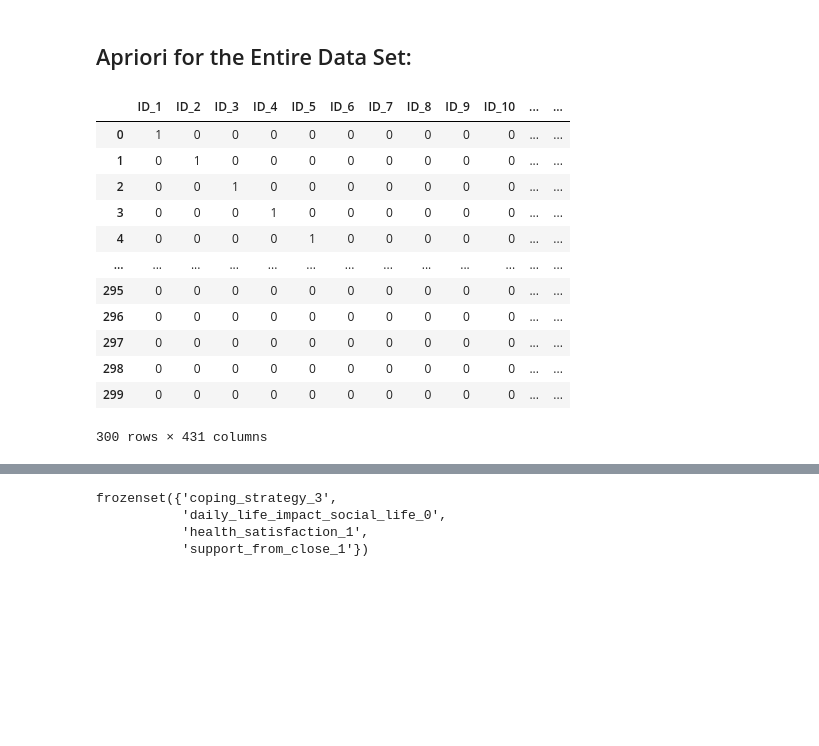
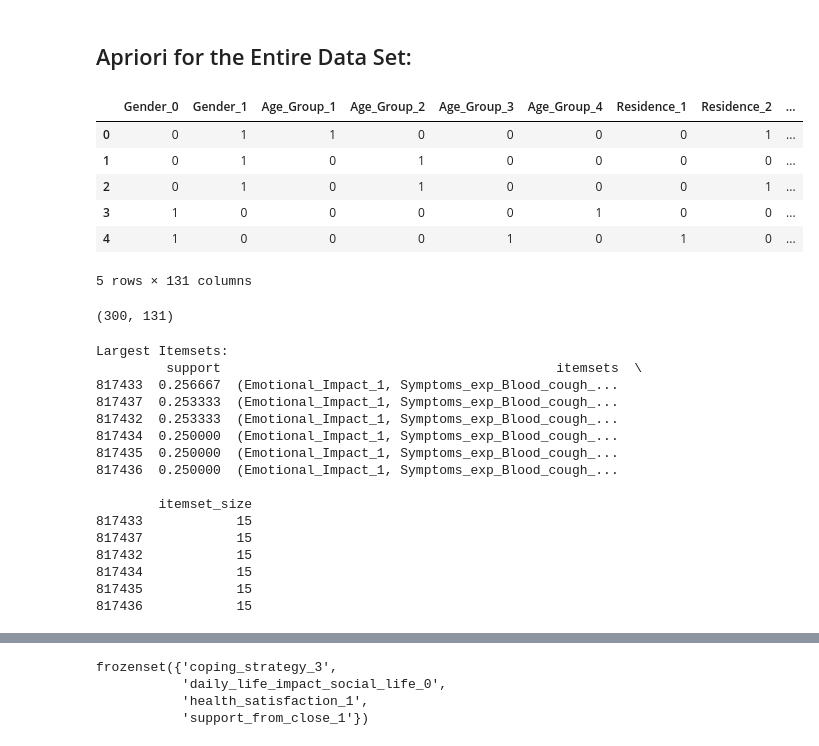
Before and after one commit to Harris-dev26/Data_mining, a Jupyter notebook: Project_file.ipynb, the cells around one changed output, grey strips where cells are left out. Saved outputs shown, nothing was run; the diff lists cells and outputs as text; code cells hidden in the pictures; blank space fills up the shorter version.

```diff
--- a/Project_file.ipynb
+++ b/Project_file.ipynb
@@ -33,3 +33,4 @@ df.columns = columns
 
 df.to_csv('processed_survey_data_columns.csv', index=False)
 df.head()
+df=df.drop('ID',axis=1)
@@ -320,22 +291,50 @@ Adjusting the support, within this Demograhic group we can tell the in this data
 # %% [markdown]
 ## Apriori for the Entire Data Set:
 # %%
-df_1hot=pd.get_dummies(df,columns=df.columns)
-df_1hot
+#OneHot coding:
+df_all=pd.get_dummies(df,columns=df.columns)
+df_all.head()
 # %% [output]
-|  | ID_1 | ID_2 | ID_3 | ID_4 | ID_5 | ID_6 | ID_7 | ID_8 | ID_9 | ID_10 | ... | ... |
-| 0 | 1 | 0 | 0 | 0 | 0 | 0 | 0 | 0 | 0 | 0 | ... | ... |
-| 1 | 0 | 1 | 0 | 0 | 0 | 0 | 0 | 0 | 0 | 0 | ... | ... |
-| 2 | 0 | 0 | 1 | 0 | 0 | 0 | 0 | 0 | 0 | 0 | ... | ... |
-| 3 | 0 | 0 | 0 | 1 | 0 | 0 | 0 | 0 | 0 | 0 | ... | ... |
-| 4 | 0 | 0 | 0 | 0 | 1 | 0 | 0 | 0 | 0 | 0 | ... | ... |
-| ... | ... | ... | ... | ... | ... | ... | ... | ... | ... | ... | ... | ... |
-| 295 | 0 | 0 | 0 | 0 | 0 | 0 | 0 | 0 | 0 | 0 | ... | ... |
-| 296 | 0 | 0 | 0 | 0 | 0 | 0 | 0 | 0 | 0 | 0 | ... | ... |
-| 297 | 0 | 0 | 0 | 0 | 0 | 0 | 0 | 0 | 0 | 0 | ... | ... |
-| 298 | 0 | 0 | 0 | 0 | 0 | 0 | 0 | 0 | 0 | 0 | ... | ... |
-| 299 | 0 | 0 | 0 | 0 | 0 | 0 | 0 | 0 | 0 | 0 | ... | ... |
+|  | Gender_0 | Gender_1 | Age_Group_1 | Age_Group_2 | Age_Group_3 | Age_Group_4 | Residence_1 | Residence_2 | ... |
+| 0 | 0 | 1 | 1 | 0 | 0 | 0 | 0 | 1 | ... |
+| 1 | 0 | 1 | 0 | 1 | 0 | 0 | 0 | 0 | ... |
+| 2 | 0 | 1 | 0 | 1 | 0 | 0 | 0 | 1 | ... |
+| 3 | 1 | 0 | 0 | 0 | 0 | 1 | 0 | 0 | ... |
+| 4 | 1 | 0 | 0 | 0 | 1 | 0 | 1 | 0 | ... |
-300 rows × 431 columns
+5 rows × 131 columns
+# %%
+df_all.shape
+# %% [output]
+(300, 131)
+# %%
+#Running Apriori for all, one-hot encoded data which has 131 variables generated after encoding.
+apriori_all=pd.DataFrame()
+apriori_all = apriori(df_all, min_support=0.25, use_colnames=True).sort_values(by='support',ascending=False)
+# Add a column for the size of each itemset
+apriori_all['itemset_size'] = apriori_all['itemsets'].apply(len)
+
+# Find the largest itemsets
+all_largest_itemsets = apriori_all[apriori_all['itemset_size'] == apriori_all['itemset_size'].max()]
+
+print("Largest Itemsets:")
+print(all_largest_itemsets)
+# %% [output]
+Largest Itemsets:
+         support                                           itemsets  \
+817433  0.256667  (Emotional_Impact_1, Symptoms_exp_Blood_cough_...
+817437  0.253333  (Emotional_Impact_1, Symptoms_exp_Blood_cough_...
+817432  0.253333  (Emotional_Impact_1, Symptoms_exp_Blood_cough_...
+817434  0.250000  (Emotional_Impact_1, Symptoms_exp_Blood_cough_...
+817435  0.250000  (Emotional_Impact_1, Symptoms_exp_Blood_cough_...
+817436  0.250000  (Emotional_Impact_1, Symptoms_exp_Blood_cough_...
+
+        itemset_size
+817433            15
+817437            15
+817432            15
+817434            15
+817435            15
+817436            15
 # %%
 # pip install memory-profiler
 # %%
```
Also changed, not shown: parts of 22 cells of this notebook.
